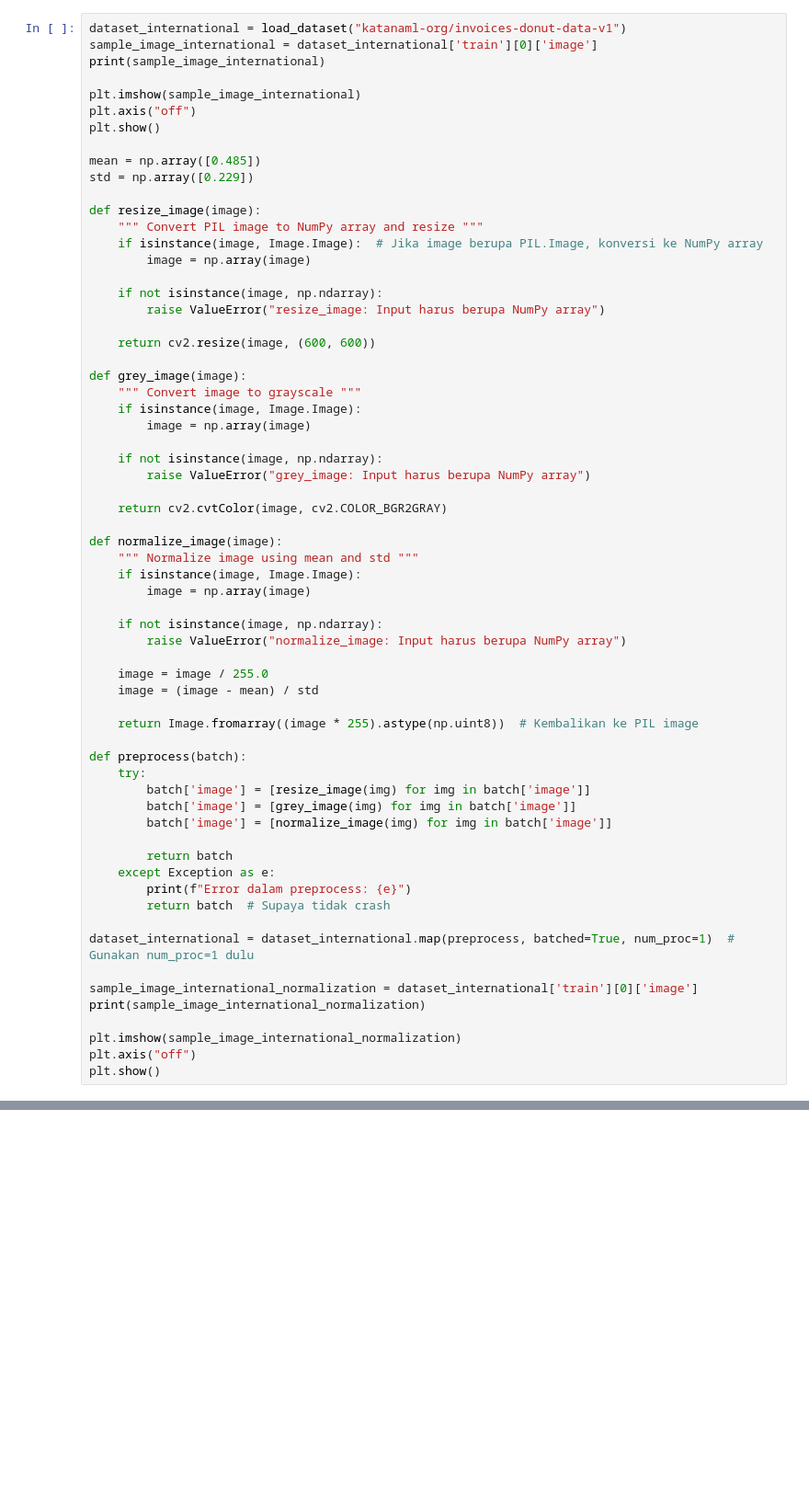
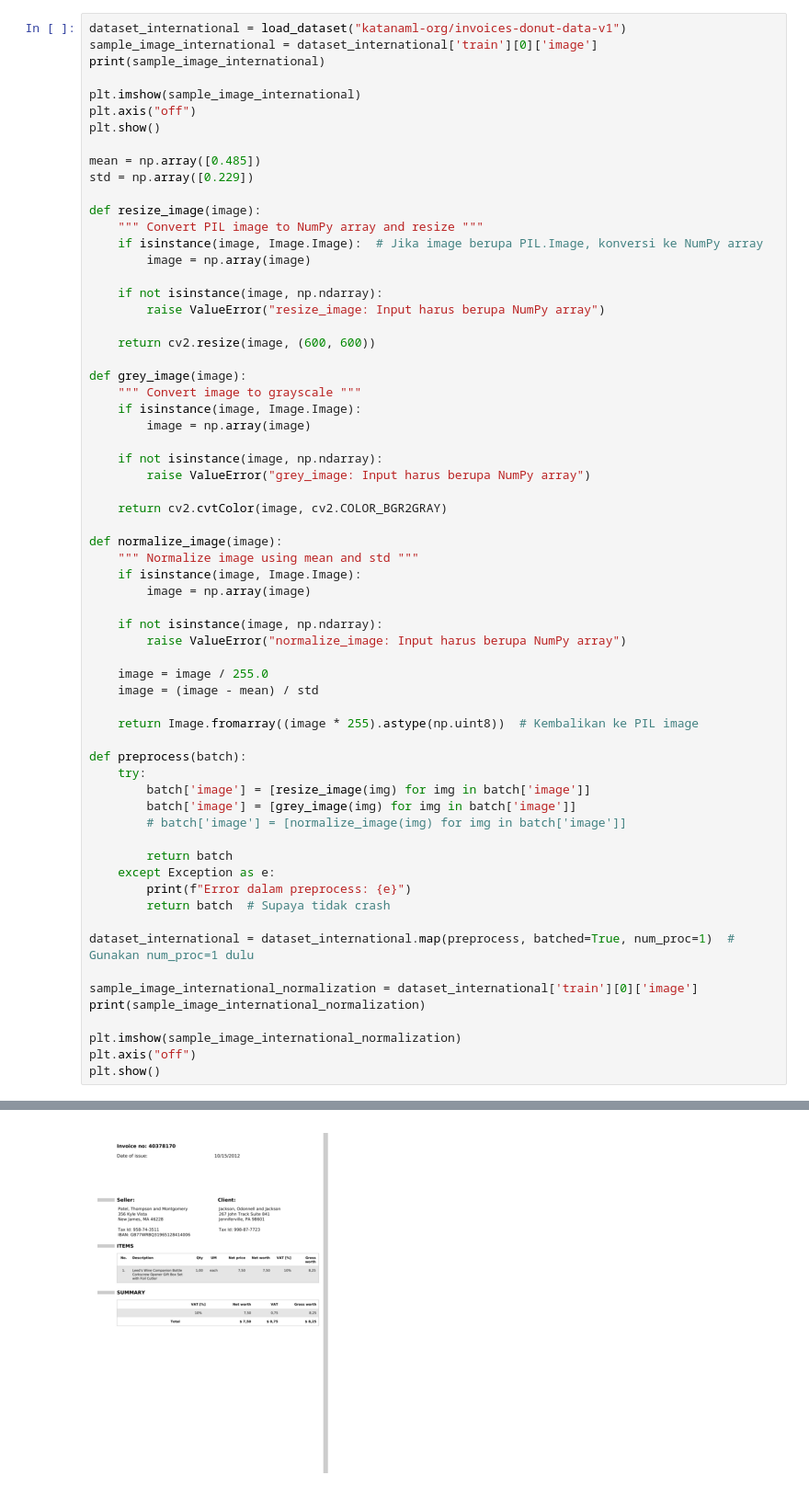
Before and after one commit to fitristachan/invoice-image-processing, a Jupyter notebook: data_etl_invoice.ipynb, the cells around one changed output, grey strips where cells are left out. Shown at 92% size. Cells and saved outputs as stored; diff of their text form; blank space fills up the shorter version.

```diff
--- a/data_etl_invoice.ipynb
+++ b/data_etl_invoice.ipynb
@@ -182,7 +227,7 @@ def preprocess(batch):
     try:
         batch['image'] = [resize_image(img) for img in batch['image']]
         batch['image'] = [grey_image(img) for img in batch['image']]
-        batch['image'] = [normalize_image(img) for img in batch['image']]
+        # batch['image'] = [normalize_image(img) for img in batch['image']]
 
         return batch
     except Exception as e:
@@ -197,3 +242,4 @@ print(sample_image_international_normalization)
 plt.imshow(sample_image_international_normalization)
 plt.axis("off")
 plt.show()
+# %% [output]
@@ -199,0 +247 @@ plt.show()
+[figure, added]
```
Also changed, not shown: parts of 5 cells of this notebook.
